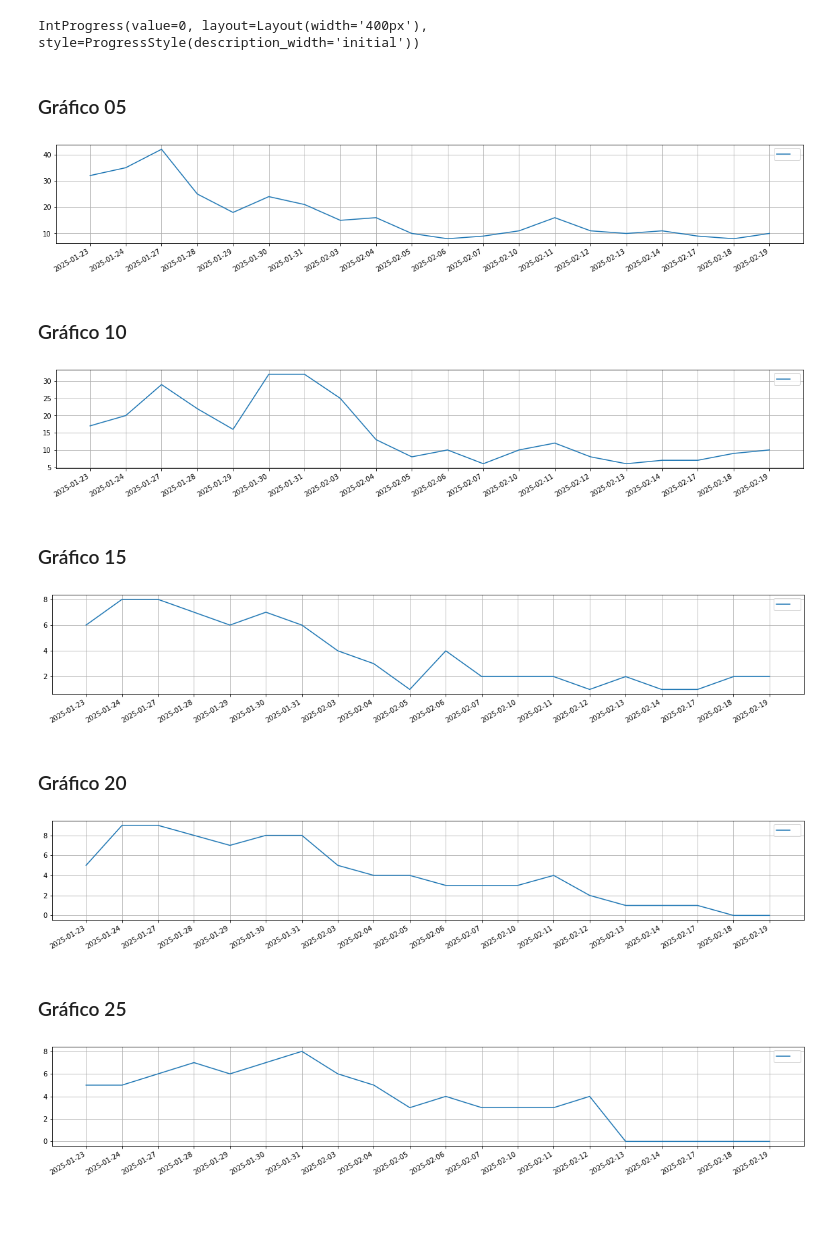
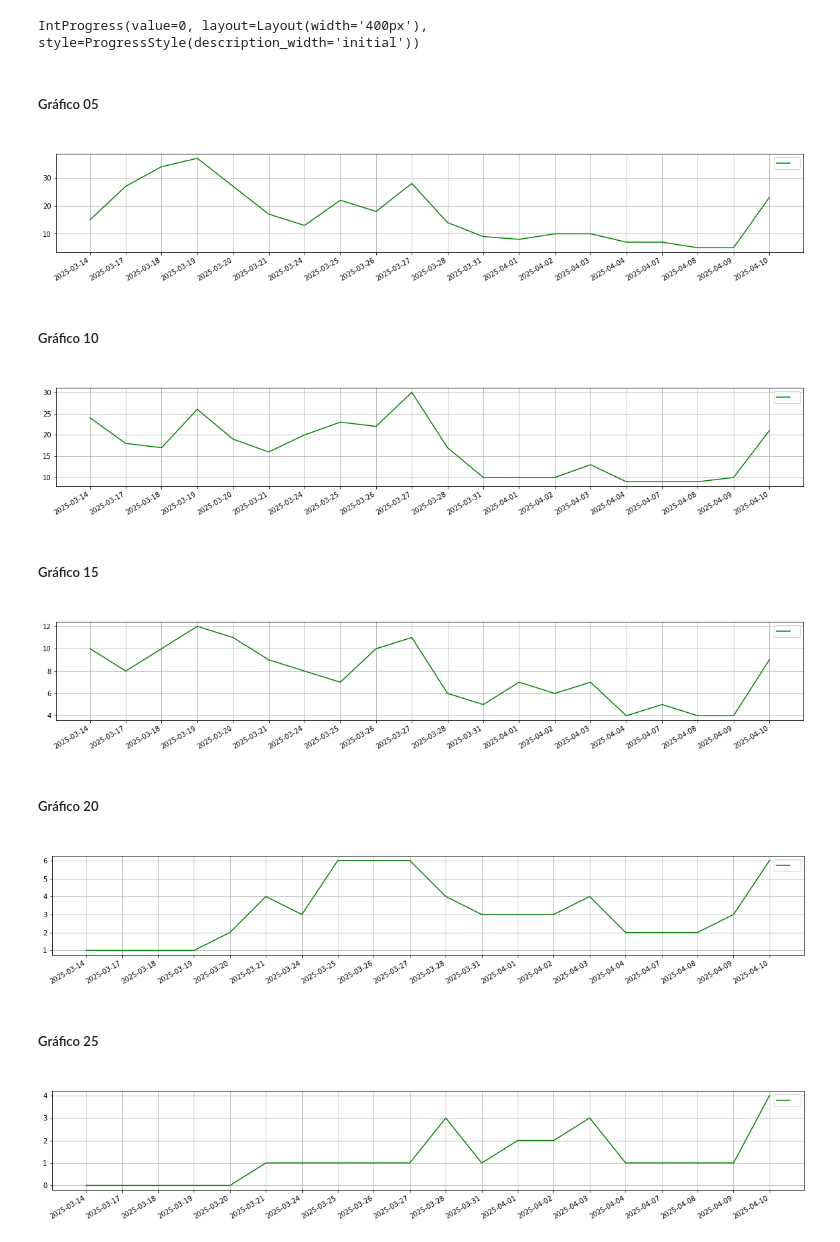
Before and after one commit to alexandre-esmeraldo/StockManager, a Jupyter notebook: StockManager_Processamento.ipynb, the cells around one changed output. Drawn from its saved outputs; the diff is of its cells as text; code cells hidden in the pictures; blank space fills up the shorter version.

Commit message:
Ajustes gráficos

```diff
--- a/StockManager_Processamento.ipynb
+++ b/StockManager_Processamento.ipynb
@@ -58,17 +58,17 @@ def printmd(string):
 # %%
 #  df_n_dias | vol | col_pc | pc_min | avg_vr_fech
 
-style, layout, max_count, parm_vol = {'description_width':'initial'}, {'width':'400px'}, 7, 6000000
+style, layout, max_count, parm_vol = {'description_width':'initial'}, {'width':'400px'}, 7, 1000000
 bar = IntProgress(min=0, max=max_count, style=style, layout=layout) # instantiate the bar
 display(bar) # display the bar
 
-d25 = monta_tabela(monta_df_periodos(df, 25), parm_vol, '1.0%', 24, 1, bar)
-d20 = monta_tabela(monta_df_periodos(df, 20), parm_vol, '1.0%', 19, 1, bar)
-d15 = monta_tabela(monta_df_periodos(df, 15), parm_vol, '1.0%', 14, 1, bar)
-d10 = monta_tabela(monta_df_periodos(df, 10), parm_vol, '1.0%', 9, 1, bar)
-d05 = monta_tabela(monta_df_periodos(df, 5), parm_vol, '1.0%', 5, 1, bar)
-d04 = monta_tabela(monta_df_periodos(df, 4), parm_vol, '1.0%', 4, 1, bar)
-d03 = monta_tabela(monta_df_periodos(df, 3), parm_vol, '1.0%', 3, 1, bar)
+d25 = monta_tabela(monta_df_periodos(df, 25), parm_vol, '1.0%', 24, 0.5, bar)
+d20 = monta_tabela(monta_df_periodos(df, 20), parm_vol, '1.0%', 19, 0.5, bar)
+d15 = monta_tabela(monta_df_periodos(df, 15), parm_vol, '1.0%', 14, 0.5, bar)
+d10 = monta_tabela(monta_df_periodos(df, 10), parm_vol, '1.0%', 9, 0.5, bar)
+d05 = monta_tabela(monta_df_periodos(df, 5), parm_vol, '1.0%', 5, 0.5, bar)
+d04 = monta_tabela(monta_df_periodos(df, 4), parm_vol, '1.0%', 4, 0.5, bar)
+d03 = monta_tabela(monta_df_periodos(df, 3), parm_vol, '1.0%', 3, 0.5, bar)
 merge1 = pd.merge(d25['Acao'], d20['Acao'], how ='inner', on =['Acao'])
 merge2 = pd.merge(merge1, d15['Acao'], how ='inner', on =['Acao'])
 merge3 = pd.merge(merge2, d10['Acao'], how ='inner', on =['Acao'])
@@ -277,0 +289,3 @@ consulta_acao_formatada(df, "AZEV4")
+# %%
+acao_adhoc = "GFSA3"
+consulta_acao_formatada(df, acao_adhoc)
@@ -277,0 +322,11 @@ consulta_acao_formatada(df, "AZEV4")
+# %%
+mean_graph_days, mean_graph_mean, mean_graph_median, mean_graph_dates = [], [], [], []
+cd_acao_mean = acao_adhoc.upper()
+print(cd_acao_mean)
+
+for i in range(20):
+    mean_graph_days.append(i+1)
+    mean_graph_dates.append(consulta_acao(df, cd_acao_mean)["dtPregao"][i:i+1].item())
+    mean_graph_mean.append(consulta_acao(df, cd_acao_mean)["pcMax"].head(i+1).replace('',0).mean())
+    mean_graph_median.append(consulta_acao(df, cd_acao_mean)["pcMax"].head(i+1).replace('',0).median())
+    print(f'{str(mean_graph_days[i]).zfill(2)} dias,  mean {"{:,.5f}".format(mean_graph_mean[i], 5)},  median {"{:,.5f}".format(mean_graph_median[i])}, date {mean_graph_dates[i]}')
@@ -384,33 +426,33 @@ df_graficos = pd.DataFrame({'data': list_datas, \
                            })
 df_graficos.to_json("graficos.json")
 # %% [markdown]
-### Gráfico 05
+##### Gráfico 05
 # %%
 # gera_grafico(list_datas, d05_count)
-gera_grafico(df_graficos['data'], df_graficos['qt_acoes_05'])
+gera_grafico(df_graficos.data, df_graficos.qt_acoes_05)
 # %% [output]
-[figure, old version]
+[figure, new version]
 # %% [markdown]
-### Gráfico 10
+##### Gráfico 10
 # %%
-gera_grafico(df_graficos['data'], df_graficos['qt_acoes_10'])
+gera_grafico(df_graficos.data, df_graficos.qt_acoes_10)
 # %% [output]
-[figure, old version]
+[figure, new version]
 # %% [markdown]
-### Gráfico 15
+##### Gráfico 15
 # %%
-gera_grafico(df_graficos['data'], df_graficos['qt_acoes_15'])
+gera_grafico(df_graficos.data, df_graficos.qt_acoes_15)
 # %% [output]
-[figure, old version]
+[figure, new version]
 # %% [markdown]
-### Gráfico 20
+##### Gráfico 20
 # %%
-gera_grafico(df_graficos['data'], df_graficos['qt_acoes_20'])
+gera_grafico(df_graficos.data, df_graficos.qt_acoes_20)
 # %% [output]
-[figure, old version]
+[figure, new version]
 # %% [markdown]
-### Gráfico 25
+##### Gráfico 25
 # %%
-gera_grafico(df_graficos['data'], df_graficos['qt_acoes_25'])
+gera_grafico(df_graficos.data, df_graficos.qt_acoes_25)
 # %% [output]
-[figure, old version]
+[figure, new version]
```
Also changed, not shown: parts of 24 cells of this notebook.
